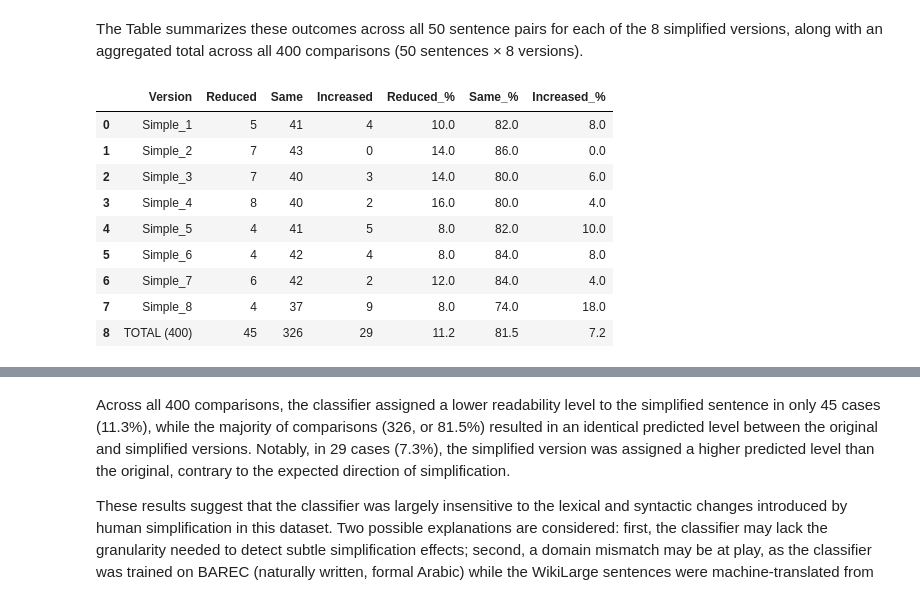
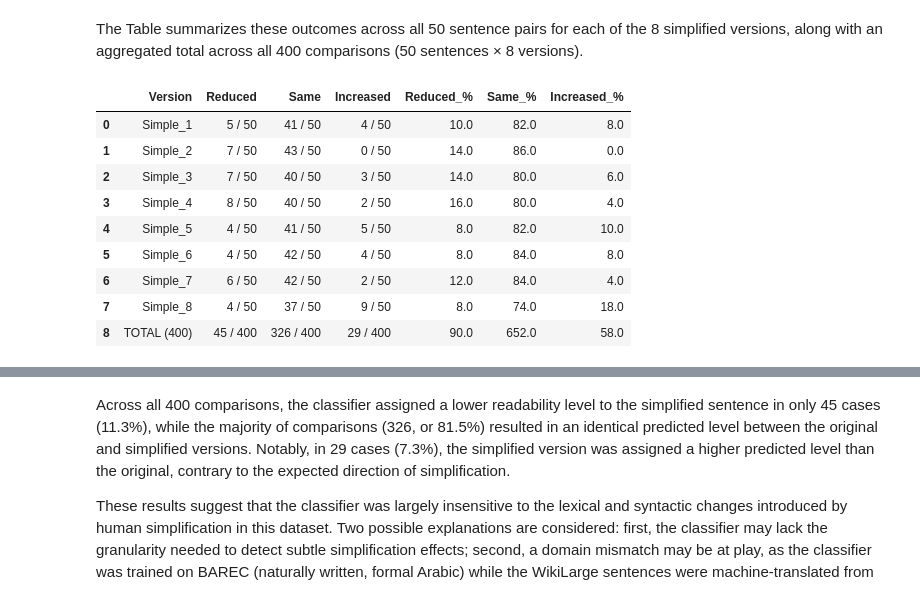
Before and after one commit to Jana-Alothman/GP1, a Jupyter notebook: WikiLarge_Arabic_Readability_Classification_AraBERTv2.ipynb, the cells around one changed output, grey strips where cells are left out. Saved outputs shown, nothing was run; the diff lists cells and outputs as text; code cells hidden in the pictures.

```diff
--- a/WikiLarge_Arabic_Readability_Classification_AraBERTv2.ipynb
+++ b/WikiLarge_Arabic_Readability_Classification_AraBERTv2.ipynb
@@ -1356,47 +1356,53 @@ for i in range(1, 9):
         "Reduced": reduced,
         "Same": same,
         "Increased": increased,
     })
 
 summary_df = pd.DataFrame(summary_rows)
 
 # Add a totals row across all 8 versions (400 comparisons)
 totals = {
     "Version": "TOTAL (400)",
     "Reduced": summary_df["Reduced"].sum(),
     "Same": summary_df["Same"].sum(),
     "Increased": summary_df["Increased"].sum(),
 }
 summary_df = pd.concat([summary_df, pd.DataFrame([totals])], ignore_index=True)
 
 # Add percentage columns
 summary_df["Reduced_%"] = (summary_df["Reduced"] / 50 * 100).round(1)
 summary_df["Same_%"] = (summary_df["Same"] / 50 * 100).round(1)
 summary_df["Increased_%"] = (summary_df["Increased"] / 50 * 100).round(1)
 
-# Fix percentages for the TOTAL row (out of 400, not 50)
-summary_df.loc[summary_df["Version"] == "TOTAL (400)", "Reduced_%"] = round(totals["Reduced"] / 400 * 100, 1)
-summary_df.loc[summary_df["Version"] == "TOTAL (400)", "Same_%"] = round(totals["Same"] / 400 * 100, 1)
-summary_df.loc[summary_df["Version"] == "TOTAL (400)", "Increased_%"] = round(totals["Increased"] / 400 * 100, 1)
+# --------------------------------------------------------
+# Add "out of N" to each count for clarity
+# --------------------------------------------------------
+summary_df_display = summary_df.copy()
 
-display(summary_df)
+for idx, row in summary_df_display.iterrows():
+    total = 400 if row["Version"] == "TOTAL (400)" else 50
+    summary_df_display.loc[idx, "Reduced"] = f'{row["Reduced"]} / {total}'
+    summary_df_display.loc[idx, "Same"] = f'{row["Same"]} / {total}'
+    summary_df_display.loc[idx, "Increased"] = f'{row["Increased"]} / {total}'
+
+display(summary_df_display)
 
 # Save it as its own file if you want to attach it separately
 summary_df.to_csv("level_comparison_summary.csv", index=False)
 
 from google.colab import files
 files.download("level_comparison_summary.csv")
 # %% [output]
 |  | Version | Reduced | Same | Increased | Reduced_% | Same_% | Increased_% |
-| 0 | Simple_1 | 5 | 41 | 4 | 10.0 | 82.0 | 8.0 |
-| 1 | Simple_2 | 7 | 43 | 0 | 14.0 | 86.0 | 0.0 |
-| 2 | Simple_3 | 7 | 40 | 3 | 14.0 | 80.0 | 6.0 |
-| 3 | Simple_4 | 8 | 40 | 2 | 16.0 | 80.0 | 4.0 |
-| 4 | Simple_5 | 4 | 41 | 5 | 8.0 | 82.0 | 10.0 |
-| 5 | Simple_6 | 4 | 42 | 4 | 8.0 | 84.0 | 8.0 |
-| 6 | Simple_7 | 6 | 42 | 2 | 12.0 | 84.0 | 4.0 |
-| 7 | Simple_8 | 4 | 37 | 9 | 8.0 | 74.0 | 18.0 |
-| 8 | TOTAL (400) | 45 | 326 | 29 | 11.2 | 81.5 | 7.2 |
+| 0 | Simple_1 | 5 / 50 | 41 / 50 | 4 / 50 | 10.0 | 82.0 | 8.0 |
+| 1 | Simple_2 | 7 / 50 | 43 / 50 | 0 / 50 | 14.0 | 86.0 | 0.0 |
+| 2 | Simple_3 | 7 / 50 | 40 / 50 | 3 / 50 | 14.0 | 80.0 | 6.0 |
+| 3 | Simple_4 | 8 / 50 | 40 / 50 | 2 / 50 | 16.0 | 80.0 | 4.0 |
+| 4 | Simple_5 | 4 / 50 | 41 / 50 | 5 / 50 | 8.0 | 82.0 | 10.0 |
+| 5 | Simple_6 | 4 / 50 | 42 / 50 | 4 / 50 | 8.0 | 84.0 | 8.0 |
+| 6 | Simple_7 | 6 / 50 | 42 / 50 | 2 / 50 | 12.0 | 84.0 | 4.0 |
+| 7 | Simple_8 | 4 / 50 | 37 / 50 | 9 / 50 | 8.0 | 74.0 | 18.0 |
+| 8 | TOTAL (400) | 45 / 400 | 326 / 400 | 29 / 400 | 90.0 | 652.0 | 58.0 |
 [interactive output not drawn]
 [interactive output not drawn]
 # %% [markdown]
```
